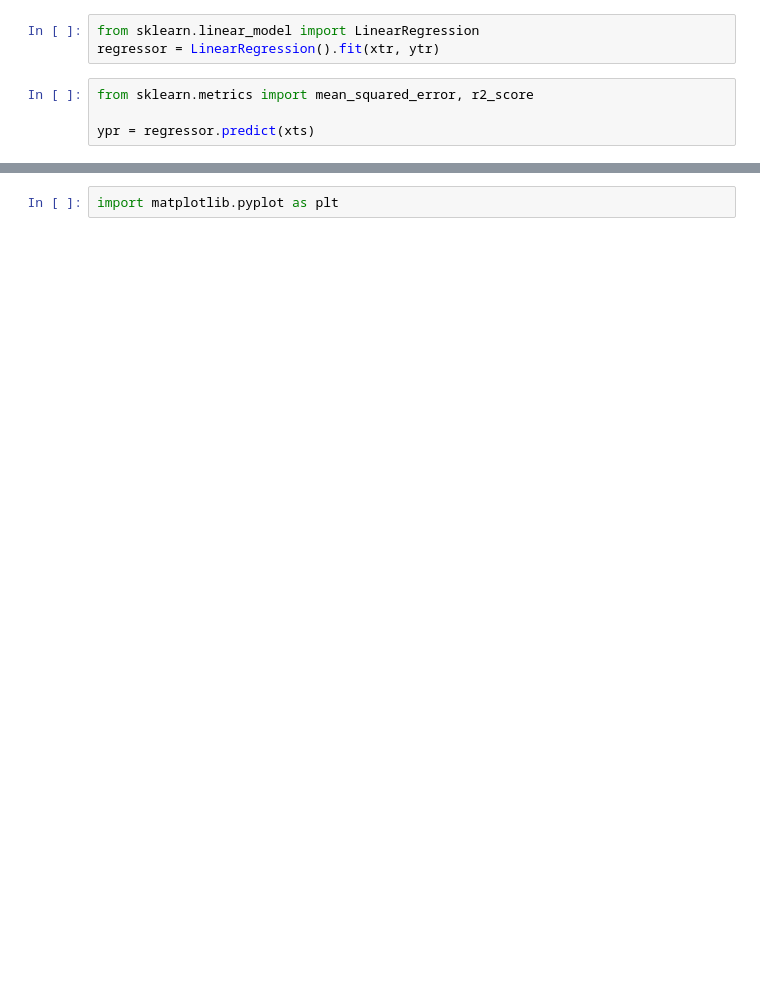
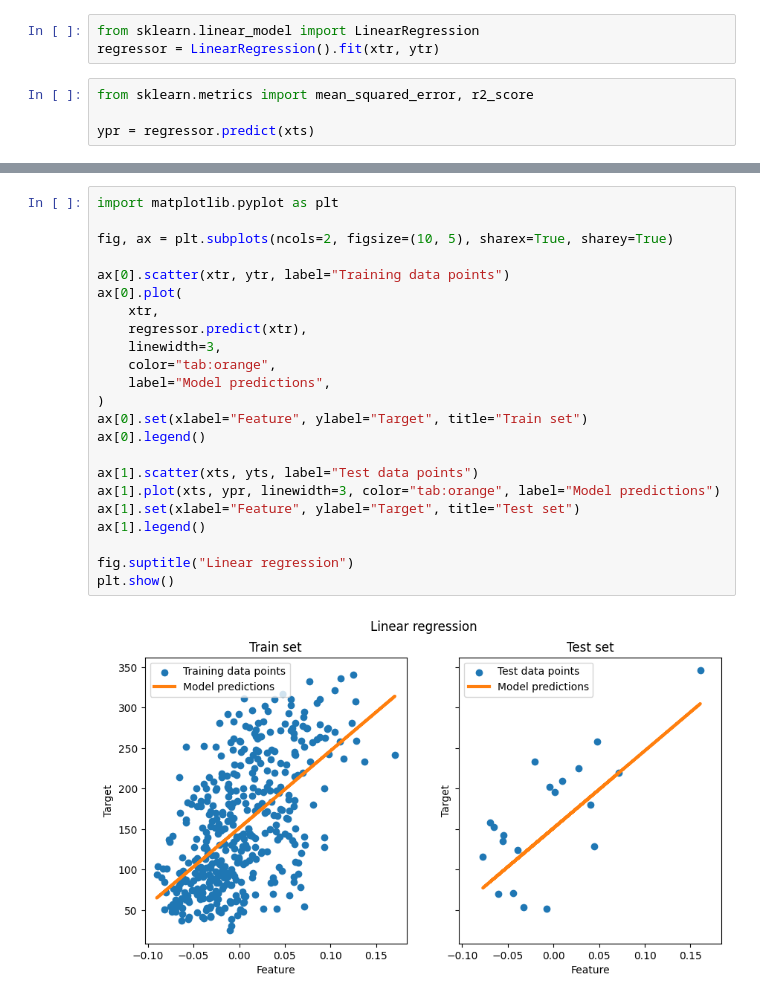
Before and after one commit to TaMaN2031A/data-yard, a Jupyter notebook: Roots of Knowledge/scikit-learn documentation/supervised/linear models/ordinary least squares/doabetes example discussing high variance.ipynb, the cells around one changed output, grey strips where cells are left out. Cells and saved outputs as stored; diff of their text form; blank space fills up the shorter version.

```diff
--- a/Roots of Knowledge/scikit-learn documentation/supervised/linear models/ordinary least squares/doabetes example discussing high variance.ipynb
+++ b/Roots of Knowledge/scikit-learn documentation/supervised/linear models/ordinary least squares/doabetes example discussing high variance.ipynb
@@ -21,2 +22,25 @@ Coefficient of determination: 0.29
 # %%
 import matplotlib.pyplot as plt
+
+fig, ax = plt.subplots(ncols=2, figsize=(10, 5), sharex=True, sharey=True)
+
+ax[0].scatter(xtr, ytr, label="Training data points")
+ax[0].plot(
+    xtr,
+    regressor.predict(xtr),
+    linewidth=3,
+    color="tab:orange",
+    label="Model predictions",
+)
+ax[0].set(xlabel="Feature", ylabel="Target", title="Train set")
+ax[0].legend()
+
+ax[1].scatter(xts, yts, label="Test data points")
+ax[1].plot(xts, ypr, linewidth=3, color="tab:orange", label="Model predictions")
+ax[1].set(xlabel="Feature", ylabel="Target", title="Test set")
+ax[1].legend()
+
+fig.suptitle("Linear regression")
+plt.show()
+# %% [output]
+[figure, added]
```
Also changed, not shown: parts of 3 cells of this notebook.
